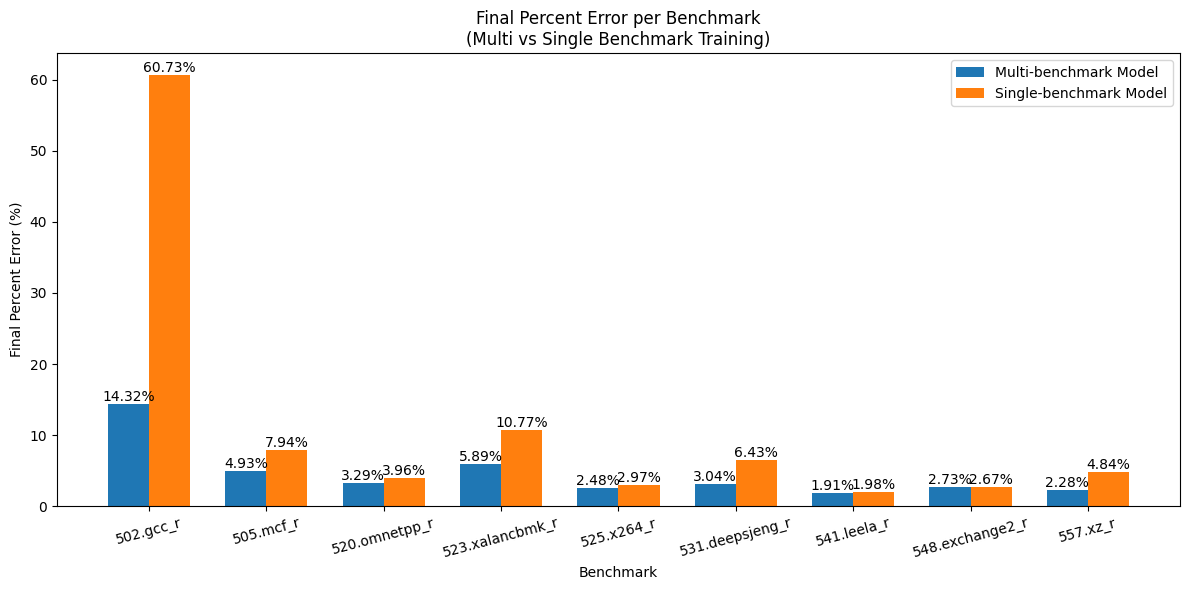
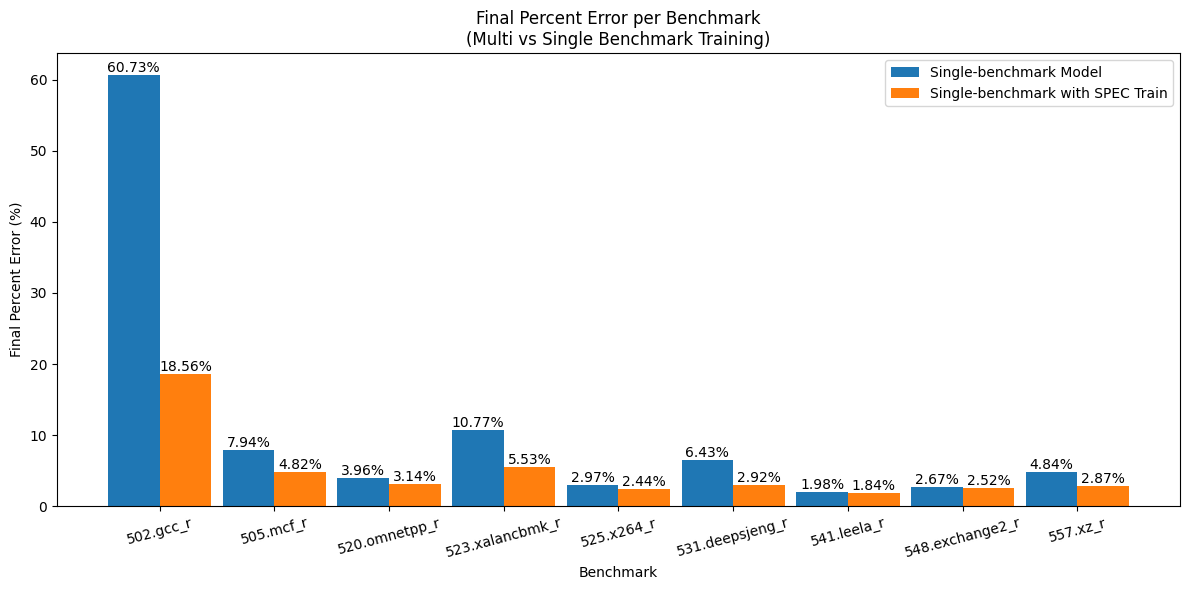
The notebook cell's code change between the first figure and the second:
--- before
+++ after
@@ -1,13 +1,13 @@
-all_benchmarks = sorted(set(single_bmark_errors.keys()).union(set(benchmark_errors.keys())))
+all_benchmarks = sorted(set(single_bmark_errors.keys()).union(set(single_bmark_with_spec_errors.keys())))
 
-multi_errors = [benchmark_errors.get(b, float('nan')) for b in all_benchmarks]
 single_errors = [single_bmark_errors.get(b, float('nan')) for b in all_benchmarks]
+single_with_spec_errors = [single_bmark_with_spec_errors.get(b, float('nan')) for b in all_benchmarks]
 
 x = np.arange(len(all_benchmarks))
-width = 0.35
+width = 0.45
 
 fig, ax = plt.subplots(figsize=(12, 6))
-bar1 = ax.bar(x - width/2, multi_errors, width, label='Multi-benchmark Model')
-bar2 = ax.bar(x + width/2, single_errors, width, label='Single-benchmark Model')
+bar1 = ax.bar(x - width/2, single_errors, width, label='Single-benchmark Model')
+bar2 = ax.bar(x + width/2, single_with_spec_errors, width, label='Single-benchmark with SPEC Train')
 
 ax.set_ylabel("Final Percent Error (%)")
@@ -19,5 +19,5 @@
 
 # Annotate bars with error values
-for bars, errors in zip([bar1, bar2], [multi_errors, single_errors]):
+for bars, errors in zip([bar1, bar2], [single_errors, single_with_spec_errors]):
     for bar, value in zip(bars, errors):
         if not np.isnan(value):
@@ -32,4 +32,4 @@
 
 plt.tight_layout()
-plt.savefig("sweep_results/spec_v3_single_bmark/benchmark_multi_vs_single_bar.png", bbox_inches='tight')
+plt.savefig("sweep_results/spec_v3_single_bmark_with_spec_train/benchmark_final_percent_error_bar.png", bbox_inches='tight')
 plt.show()

Commit: Analyzed added SPEC Train set when training a single benchmark